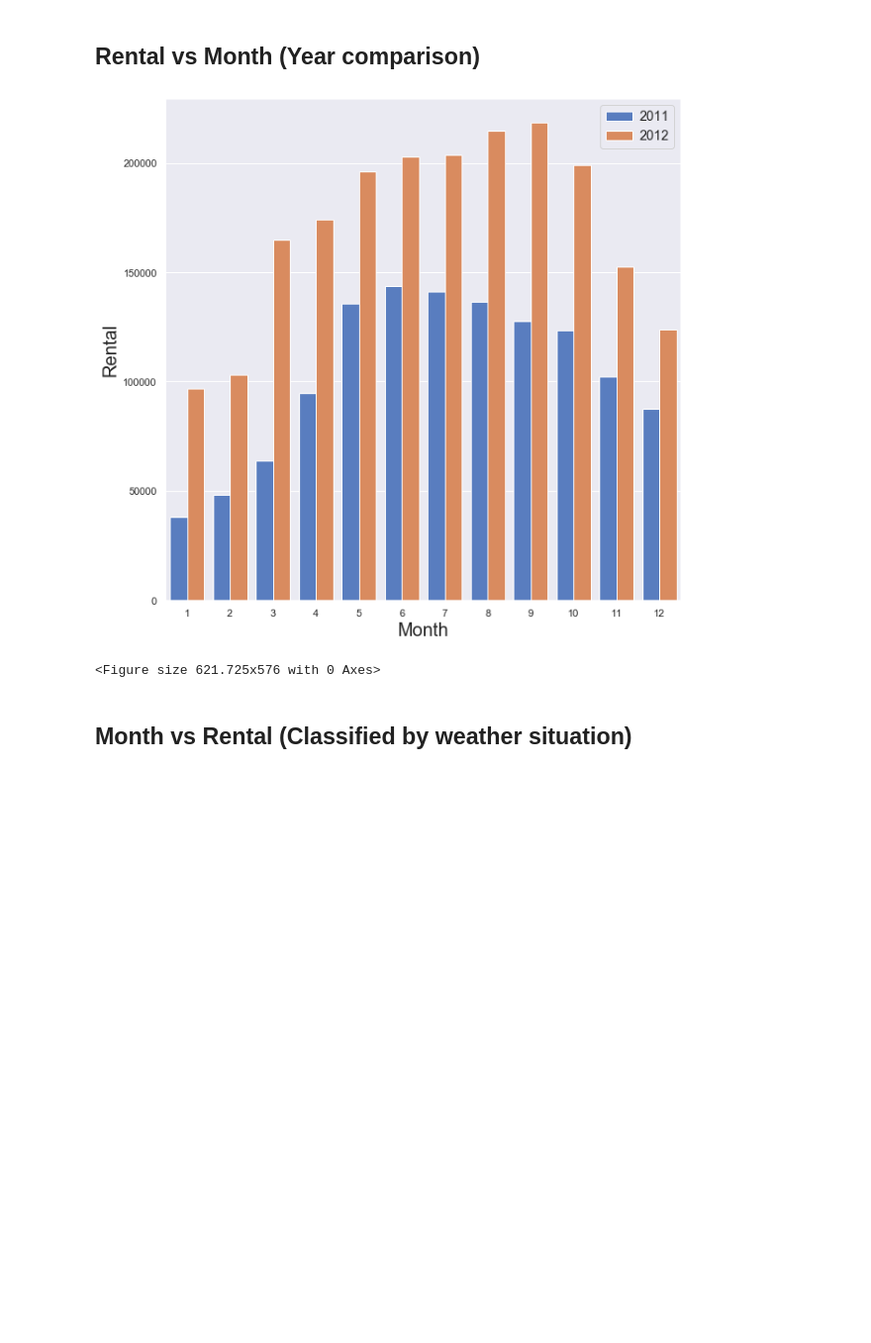
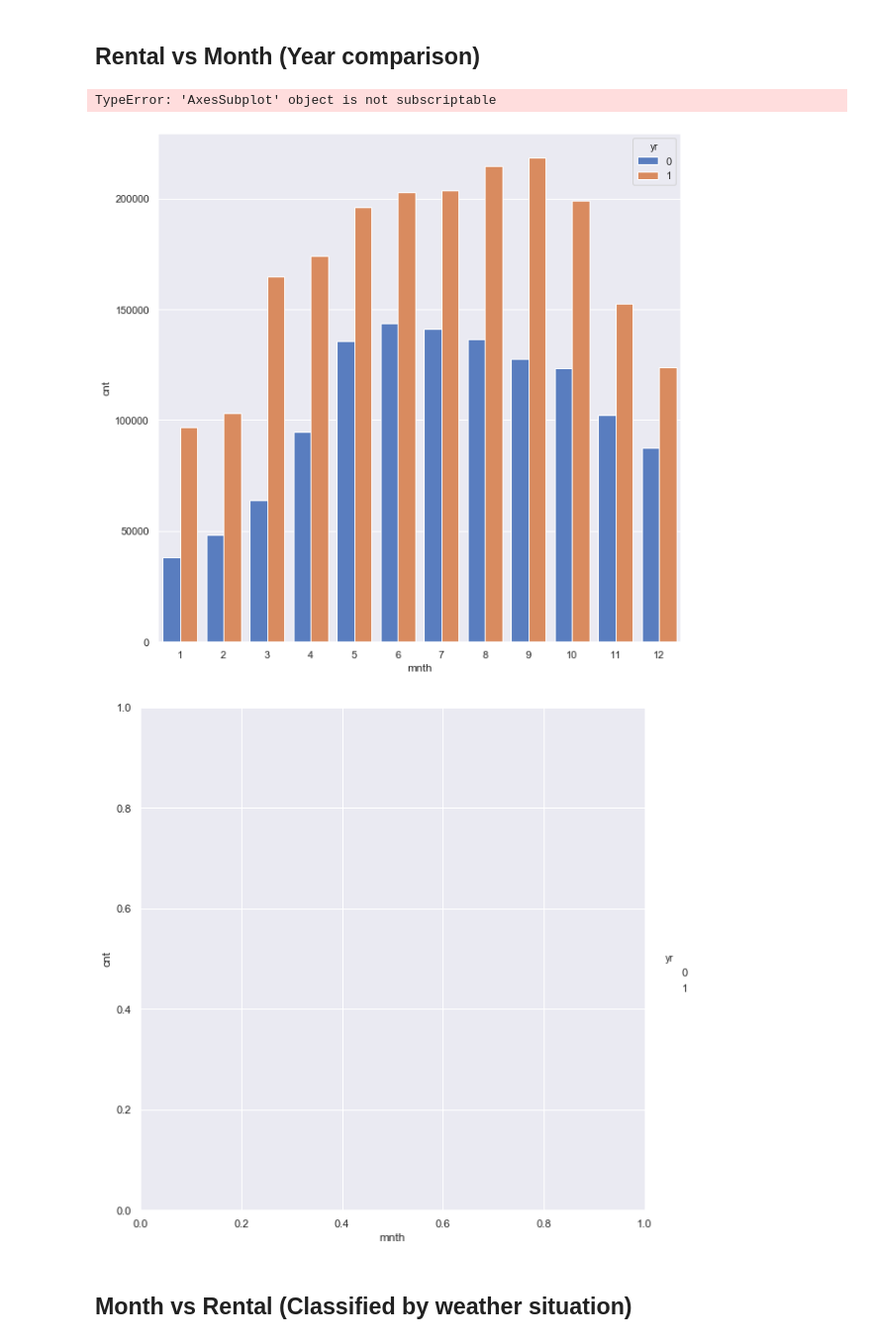
Before and after one commit to hardanimaulana/bike-sharing-analysis, a Jupyter notebook: bike_sharing.ipynb, the cells around one changed output. Shown at 99% size. Cells and saved outputs as stored; diff of their text form; code cells hidden in the pictures; blank space fills up the shorter version.

```diff
--- a/bike_sharing.ipynb
+++ b/bike_sharing.ipynb
@@ -146,34 +146,35 @@ plt.show()
 # %%
 fig_dims = (10, 10)
 fig, ax = plt.subplots(figsize=fig_dims)
 
 sns.set()
 
 groupedvalues2=df_hour.groupby(['yr','mnth'])['cnt'].sum().reset_index()
 sns.catplot(x='mnth', y='cnt', hue='yr', data=groupedvalues2, kind="bar", palette="muted", height=8, ax=ax)
 
 #Unused label for rental numbers
-#for index, row in groupedvalues2.iterrows():
-#    barplot2.axes[0][0].text((row.yr*0.4+1.0*(index%12)-0.3), row.cnt, round(row.cnt,1), size=15)
+for index, row in groupedvalues2.iterrows():
+    ax.axes[0][0].text((row.yr*0.4+1.0*(index%12)-0.3), row.cnt, round(row.cnt,1), size=15)
 
 ax.set_xlabel("Month", fontsize=20)
 ax.set_ylabel("Rental", fontsize=20)
 
 # Fix the legend
 handles, labels = ax.get_legend_handles_labels()
 lgd = ax.legend(handles[0:2], ['2011','2012'],
                loc='upper right',
                fontsize='large',
                handletextpad=0.5)
 
 lgd.legendHandles[0]._sizes = [5]
 lgd.legendHandles[1]._sizes = [5]
 
 #removing unknown misconfiguration in matplotlib
 plt.delaxes()
 # %% [output]
+TypeError: 'AxesSubplot' object is not subscriptable
-[figure, old version]
+[figure, new version]
-<Figure size 621.725x576 with 0 Axes>
+[figure, added]
 # %% [markdown]
 ## Month vs Rental (Classified by weather situation)
 # %%
```
